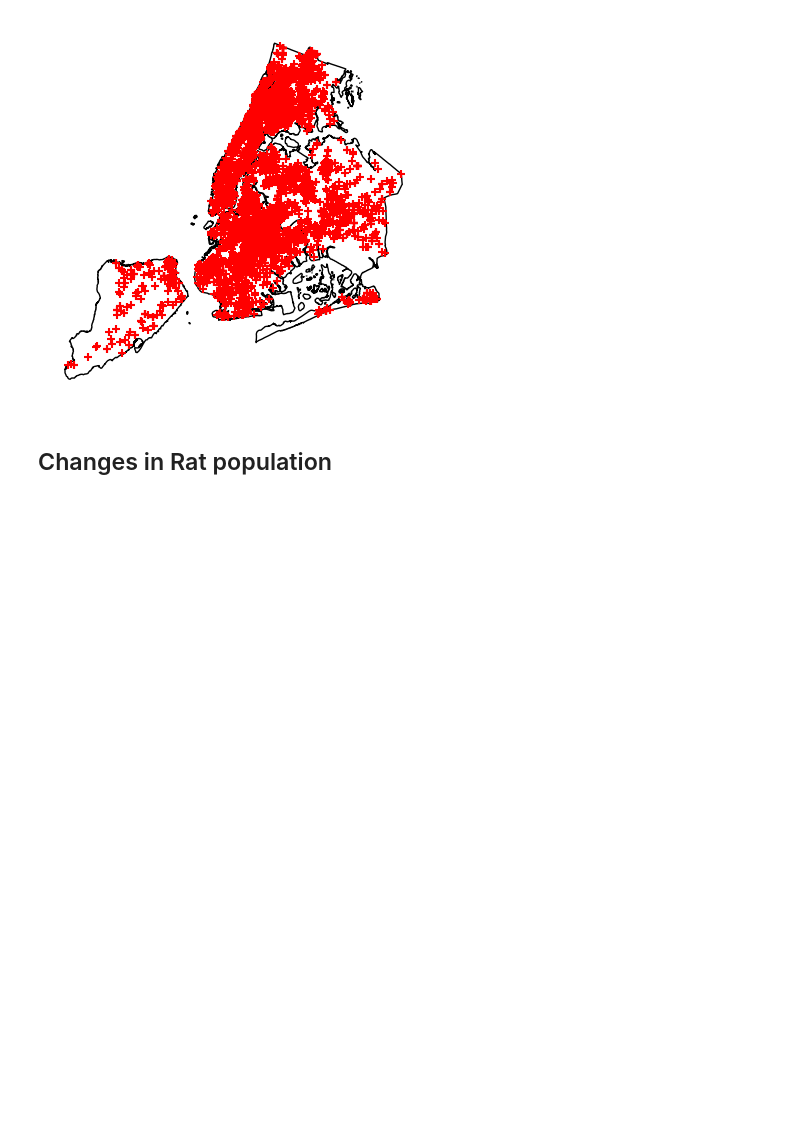
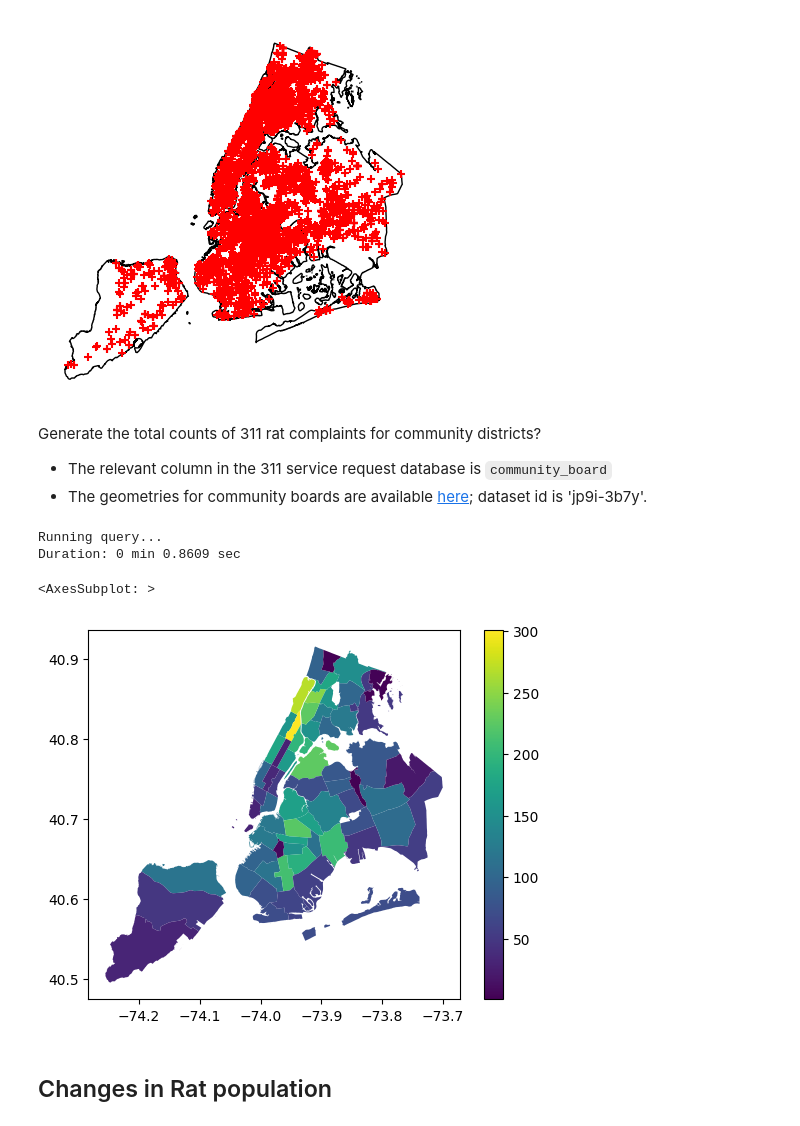
Before and after one commit to tara-sullivan/Open-Data-Intro, a Jupyter notebook: Open Data Rat Complaints.ipynb, the cells around one changed output. Saved outputs shown, nothing was run; the diff lists cells and outputs as text; code cells hidden in the pictures; blank space fills up the shorter version.

Commit message:
Change from borough to CB choropleth

```diff
--- a/Open Data Rat Complaints.ipynb
+++ b/Open Data Rat Complaints.ipynb
@@ -68,7 +81,8 @@ from socrata import socrata_api_query
 rat_df = socrata_api_query(
     dataset_id=dataset_id,
     where=where_str,
-    limit=1000000
+    limit=1000000,
+    timeout=120
 )
 rat_df.shape
 # %% [output]
@@ -123,6 +137,63 @@ ax.axis('off')
 plt.show()
 # %% [output]
 [figure]
+# %% [markdown]
+Generate the total counts of 311 rat complaints for community districts?
+* The relevant column in the 311 service request database is `community_board`
+* The geometries for community boards are available [here](https://data.cityofnewyork.us/City-Government/Community-Districts/yfnk-k7r4); dataset id is 'jp9i-3b7y'.
+# %%
+cb_df = socrata_api_query(dataset_id='jp9i-3b7y')
+cb_df['geometry'] = [shape(geo) for geo in cb_df['the_geom']]
+
+cb_gdf = gpd.GeoDataFrame(
+    data=cb_df,
+    geometry='geometry',
+    crs='EPSG:4326'
+)
+# %% [output]
+Running query...
+Duration: 0 min 0.8609 sec
+# %%
+# Note that community board is formatted differently in the 311 data
+# than in the shapefile. Here, I format the community board data in the
+# 311 data
+boro_dict = {
+    'MANHATTAN': '1',
+    'BRONX': '2',
+    'BROOKLYN': '3',
+    'QUEENS': '4',
+    'STATEN ISLAND': '5'
+}
+
+# Note: this code might not work if you have missing values
+rat_gdf['boro_cd'] = (
+    rat_gdf['borough'].map(boro_dict)
+    + rat_gdf['community_board'].str.extract(r'(^\d+)').squeeze()
+)
+# %%
+# generate counts by community board
+rat_cb_df = rat_gdf.groupby('boro_cd')['unique_key'].count().reset_index()
+
+# merge in the geometries
+rat_cb_df = pd.merge(
+    left=rat_cb_df,
+    right=cb_gdf,
+    on='boro_cd',
+    how='left',
+    validate='m:1',
+)
+
+# create a geo data frame
+rat_cb_gdf = gpd.GeoDataFrame(
+    data=rat_cb_df,
+    geometry='geometry',
+    crs='EPSG:4326'
+)
+# %%
+rat_cb_gdf.plot(column='unique_key', legend=True)
+# %% [output]
+<AxesSubplot: >
+[figure, added]
 # %% [markdown]
 ## Changes in Rat population
 # %%
```
Also changed, not shown: parts of 4 cells of this notebook.
